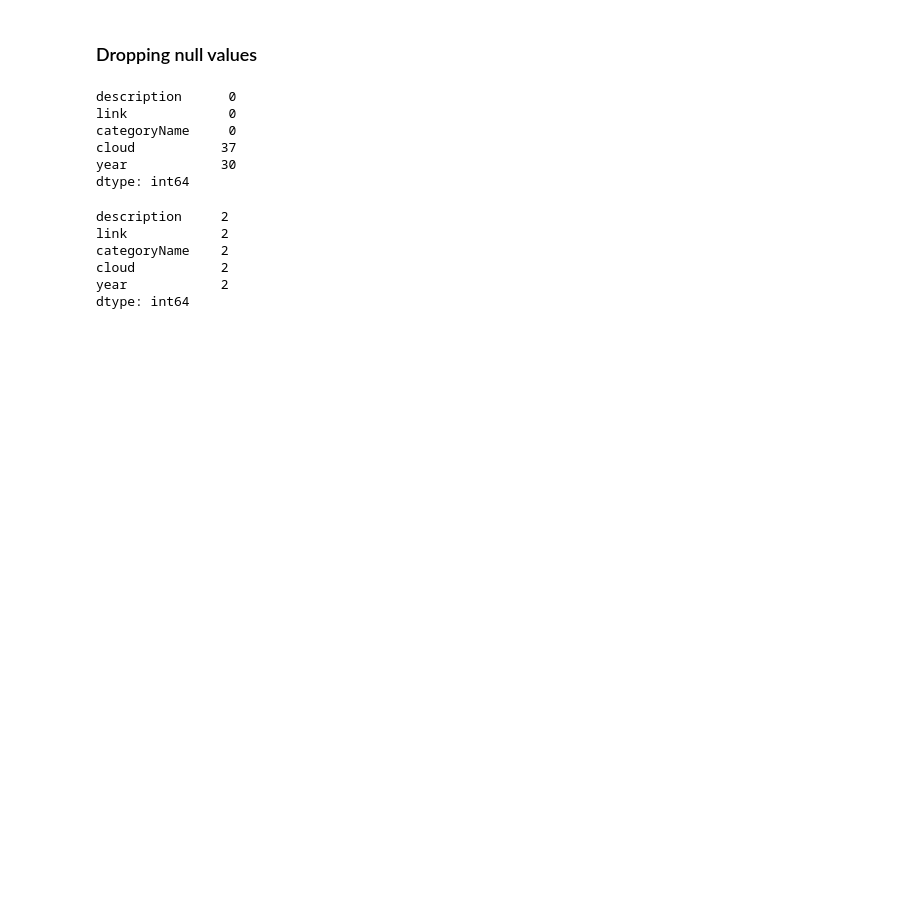
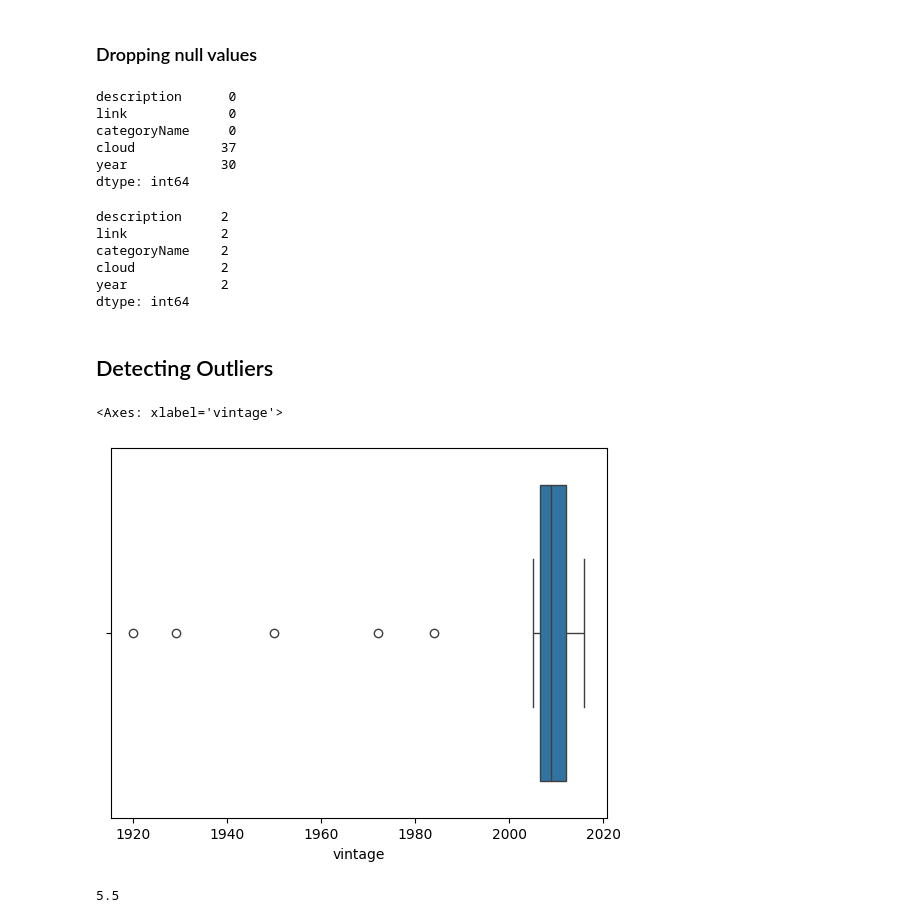
Before and after one commit to ESET0104/Basic_training, a Jupyter notebook: Basics_of_python/day-5/EDA.ipynb, the cells around one changed output. Drawn from its saved outputs; the diff is of its cells as text; code cells hidden in the pictures; blank space fills up the shorter version.

```diff
--- a/Basics_of_python/day-5/EDA.ipynb
+++ b/Basics_of_python/day-5/EDA.ipynb
@@ -132,3 +132,17 @@ categoryName    2
 cloud           2
 year            2
 dtype: int64
+# %% [markdown]
+## Detecting Outliers
+# %%
+sns.boxplot(x=df['vintage'])
+# %% [output]
+<Axes: xlabel='vintage'>
+[figure, added]
+# %%
+Q1 = df['vintage'].quantile(0.25)
+Q3 = df['vintage'].quantile(0.75)
+IQR = Q3-Q1
+print(IQR)
+# %% [output]
+5.5
```
Also changed, not shown: parts of 13 cells of this notebook, 2 other files.
